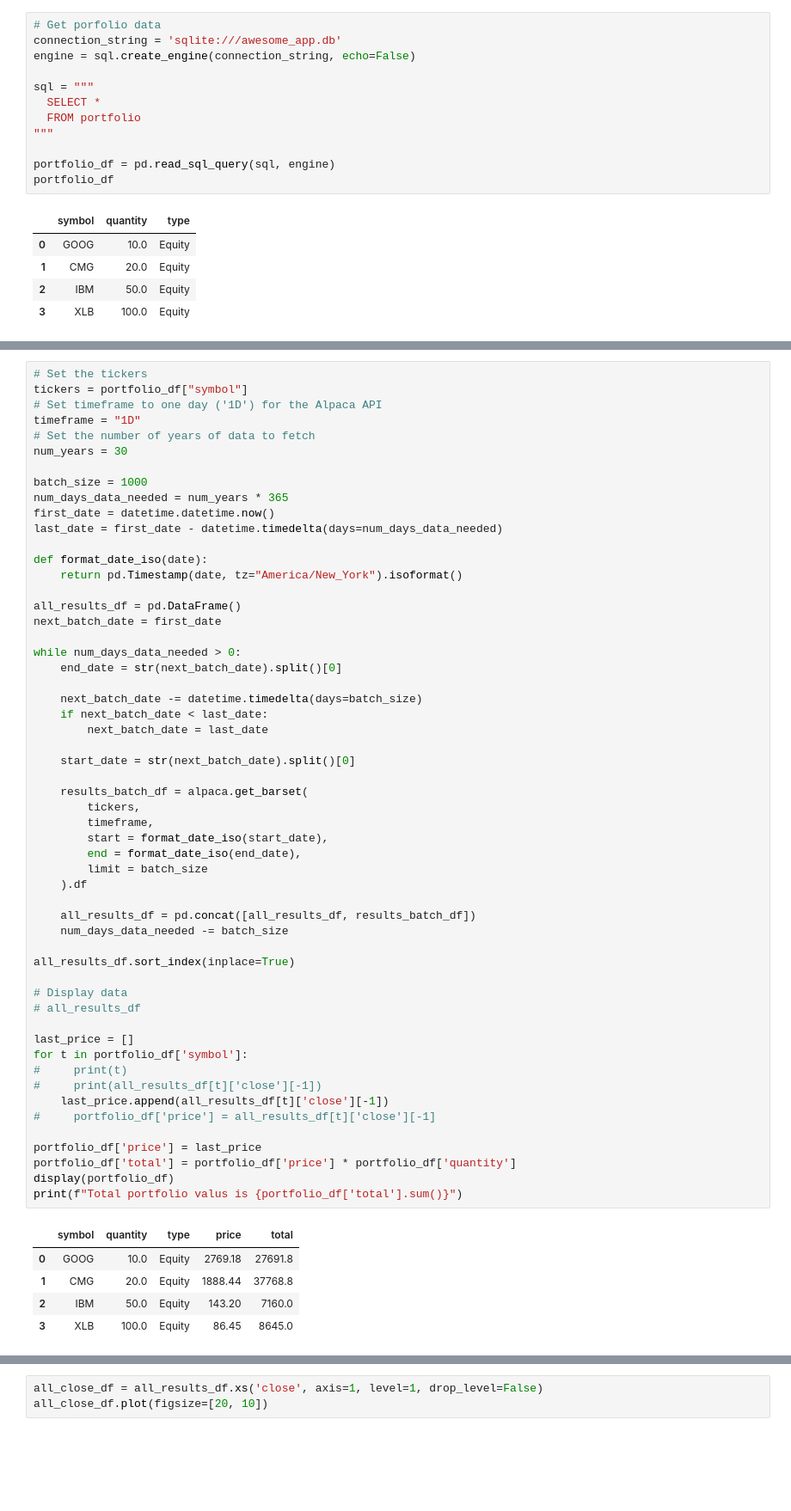
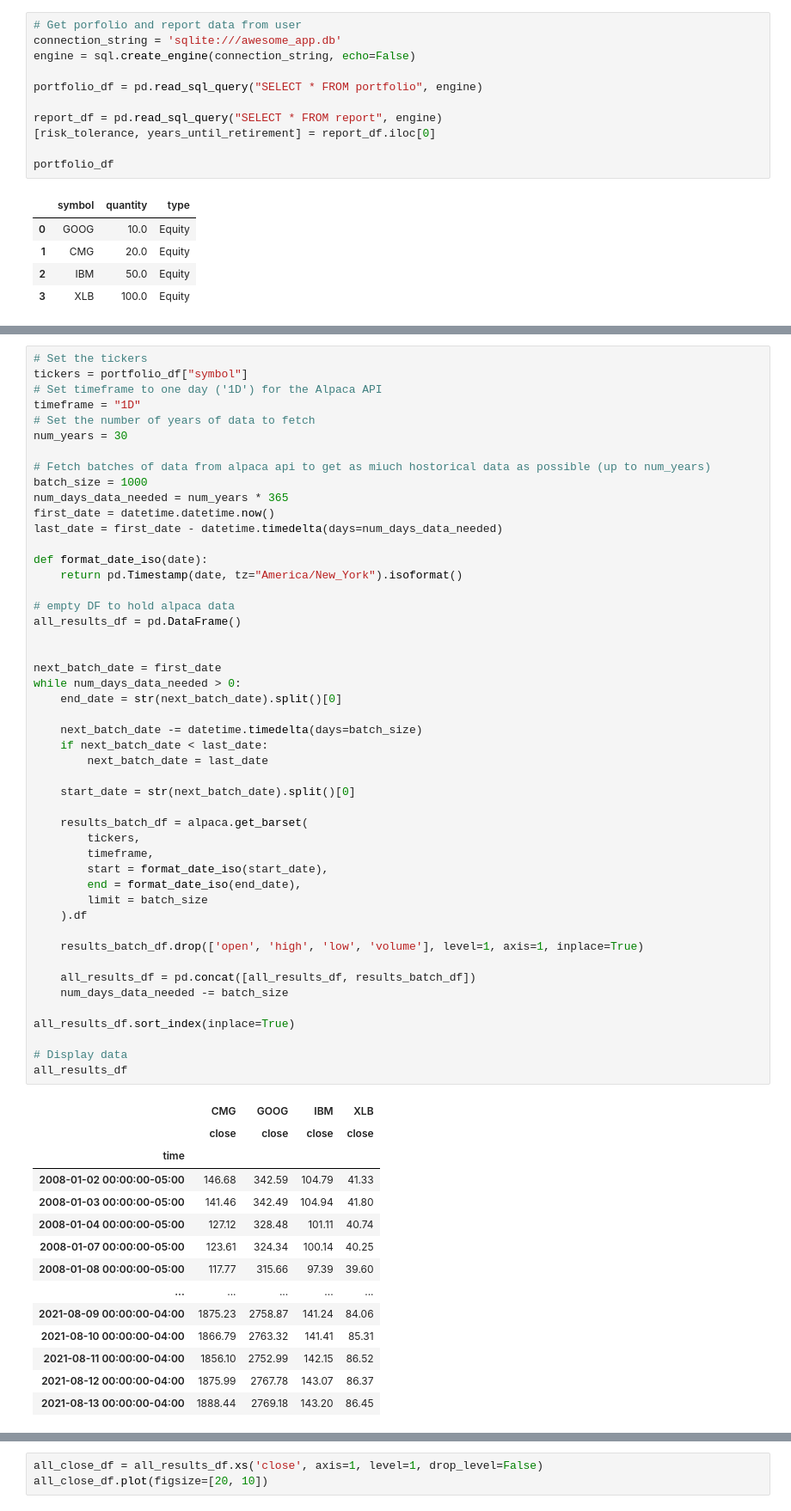
Before and after one commit to woodedlawn/awesome_retirement_portfolio_projector_tool, a Jupyter notebook: jonathan/Portfolio.ipynb, the cells around one changed output, grey strips where cells are left out. Shown: that part at 86% size. Cells and saved outputs as stored; diff of their text form; blank space fills up the shorter version.

Commit message:
add report details to cli and jupyter notebook

```diff
--- a/jonathan/Portfolio.ipynb
+++ b/jonathan/Portfolio.ipynb
@@ -23,16 +23,15 @@ alpaca = tradeapi.REST(
     api_version="v2"
 )
 # %%
-# Get porfolio data
+# Get porfolio and report data from user
 connection_string = 'sqlite:///awesome_app.db'
 engine = sql.create_engine(connection_string, echo=False)
 
-sql = """
-  SELECT *
-  FROM portfolio
-"""
+portfolio_df = pd.read_sql_query("SELECT * FROM portfolio", engine)
 
-portfolio_df = pd.read_sql_query(sql, engine)
+report_df = pd.read_sql_query("SELECT * FROM report", engine)
+[risk_tolerance, years_until_retirement] = report_df.iloc[0]
+
 portfolio_df
 # %% [output]
 |  | symbol | quantity | type |
@@ -52,6 +53,7 @@ timeframe = "1D"
 # Set the number of years of data to fetch
 num_years = 30
 
+# Fetch batches of data from alpaca api to get as miuch hostorical data as possible (up to num_years)
 batch_size = 1000
 num_days_data_needed = num_years * 365
 first_date = datetime.datetime.now()
@@ -59,49 +61,50 @@ last_date = first_date - datetime.timedelta(days=num_days_data_needed)
 
 def format_date_iso(date):
     return pd.Timestamp(date, tz="America/New_York").isoformat()
 
+# empty DF to hold alpaca data
 all_results_df = pd.DataFrame()
+
+
 next_batch_date = first_date
-
 while num_days_data_needed > 0:
     end_date = str(next_batch_date).split()[0]
 
     next_batch_date -= datetime.timedelta(days=batch_size)
     if next_batch_date < last_date:
         next_batch_date = last_date
 
     start_date = str(next_batch_date).split()[0]
 
     results_batch_df = alpaca.get_barset(
         tickers,
         timeframe,
         start = format_date_iso(start_date),
         end = format_date_iso(end_date),
         limit = batch_size
     ).df
 
+    results_batch_df.drop(['open', 'high', 'low', 'volume'], level=1, axis=1, inplace=True)
+
     all_results_df = pd.concat([all_results_df, results_batch_df])
     num_days_data_needed -= batch_size
 
 all_results_df.sort_index(inplace=True)
 
 # Display data
-# all_results_df
-
-last_price = []
-for t in portfolio_df['symbol']:
-#     print(t)
-#     print(all_results_df[t]['close'][-1])
-    last_price.append(all_results_df[t]['close'][-1])
-#     portfolio_df['price'] = all_results_df[t]['close'][-1]
-
-portfolio_df['price'] = last_price
-portfolio_df['total'] = portfolio_df['price'] * portfolio_df['quantity']
-display(portfolio_df)
-print(f"Total portfolio valus is {portfolio_df['total'].sum()}")
+all_results_df
 # %% [output]
-|  | symbol | quantity | type | price | total |
-| 0 | GOOG | 10.0 | Equity | 2769.18 | 27691.8 |
-| 1 | CMG | 20.0 | Equity | 1888.44 | 37768.8 |
-| 2 | IBM | 50.0 | Equity | 143.20 | 7160.0 |
-| 3 | XLB | 100.0 | Equity | 86.45 | 8645.0 |
+|  | CMG | GOOG | IBM | XLB |
+|  | close | close | close | close |
+| time |  |  |  |  |
+| 2008-01-02 00:00:00-05:00 | 146.68 | 342.59 | 104.79 | 41.33 |
+| 2008-01-03 00:00:00-05:00 | 141.46 | 342.49 | 104.94 | 41.80 |
+| 2008-01-04 00:00:00-05:00 | 127.12 | 328.48 | 101.11 | 40.74 |
+| 2008-01-07 00:00:00-05:00 | 123.61 | 324.34 | 100.14 | 40.25 |
+| 2008-01-08 00:00:00-05:00 | 117.77 | 315.66 | 97.39 | 39.60 |
+| ... | ... | ... | ... | ... |
+| 2021-08-09 00:00:00-04:00 | 1875.23 | 2758.87 | 141.24 | 84.06 |
+| 2021-08-10 00:00:00-04:00 | 1866.79 | 2763.32 | 141.41 | 85.31 |
+| 2021-08-11 00:00:00-04:00 | 1856.10 | 2752.99 | 142.15 | 86.52 |
+| 2021-08-12 00:00:00-04:00 | 1875.99 | 2767.78 | 143.07 | 86.37 |
+| 2021-08-13 00:00:00-04:00 | 1888.44 | 2769.18 | 143.20 | 86.45 |
```
Also changed, not shown: parts of 3 cells of this notebook, 3 other files.
